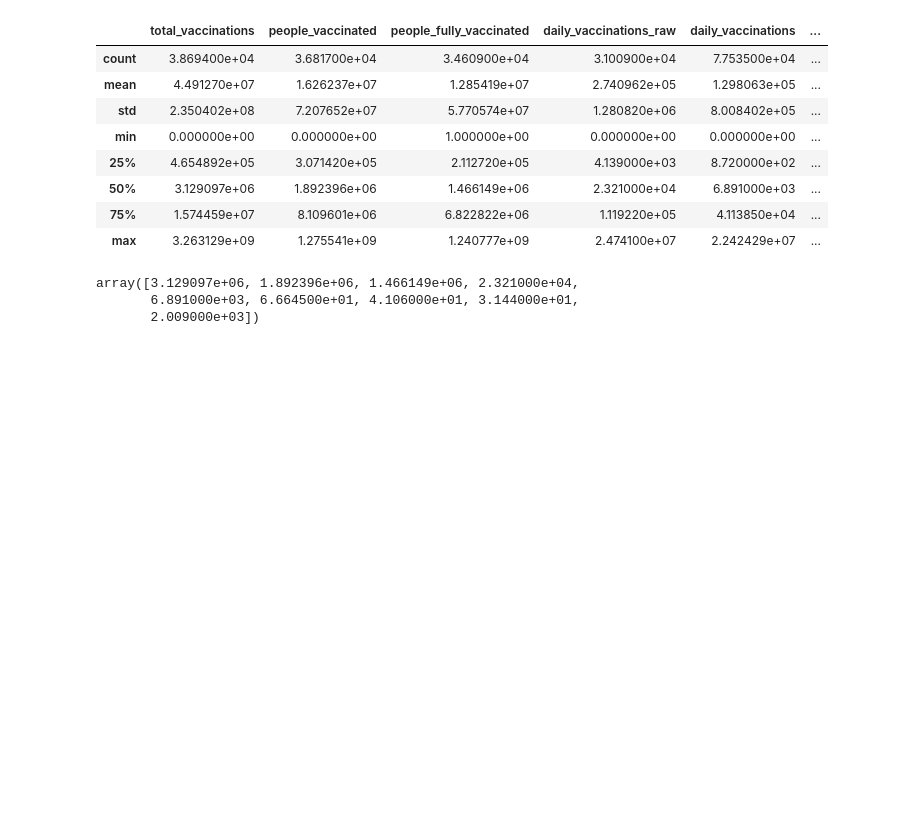
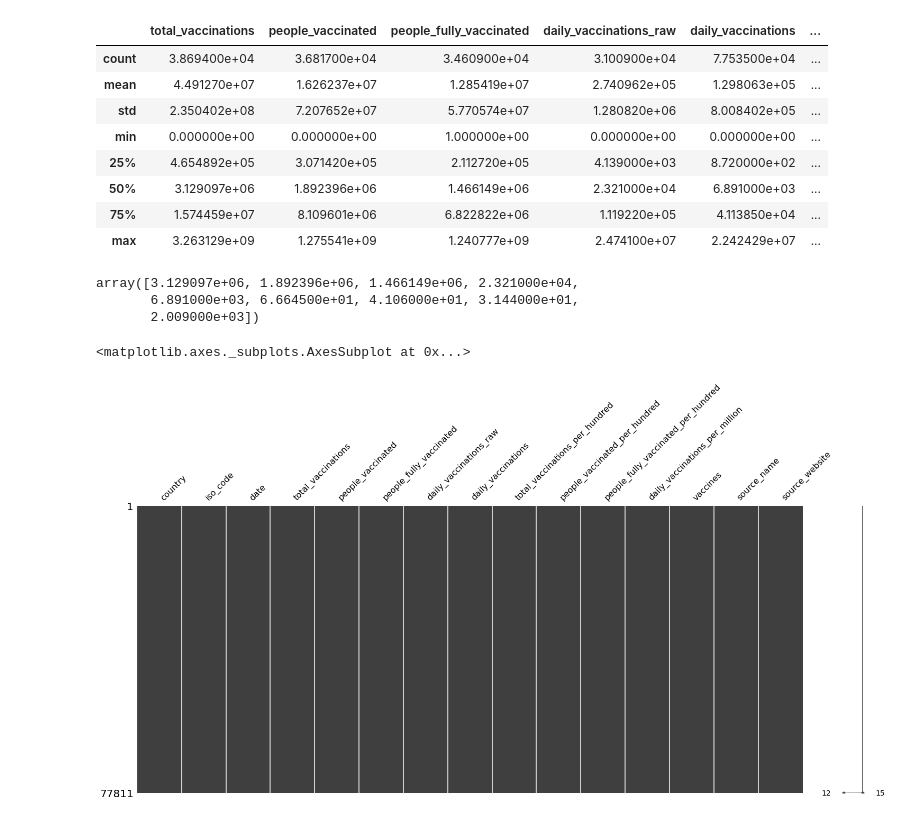
Before and after one commit to leynessa/python_projects, a Jupyter notebook: working_with_data.ipynb, the cells around one changed output. Drawn from its saved outputs; the diff is of its cells as text; code cells hidden in the pictures; blank space fills up the shorter version.

```diff
--- a/working_with_data.ipynb
+++ b/working_with_data.ipynb
@@ -210,3 +210,21 @@ frequency
 array([3.129097e+06, 1.892396e+06, 1.466149e+06, 2.321000e+04,
        6.891000e+03, 6.664500e+01, 4.106000e+01, 3.144000e+01,
        2.009000e+03])
+# %%
+cols = ['total_vaccinations',
+       'people_vaccinated',
+        'people_fully_vaccinated',
+       'daily_vaccinations_raw',
+        'daily_vaccinations',
+       'total_vaccinations_per_hundred',
+        'people_vaccinated_per_hundred',
+       'people_fully_vaccinated_per_hundred',
+        'daily_vaccinations_per_million']
+# %%
+for i in range(len(frequency)):
+    df[cols[i]] = df[cols[i]].fillna(frequency[i])
+
+missingno.matrix(df)
+# %% [output]
+<matplotlib.axes._subplots.AxesSubplot at 0x...>
+[figure, added]
```
